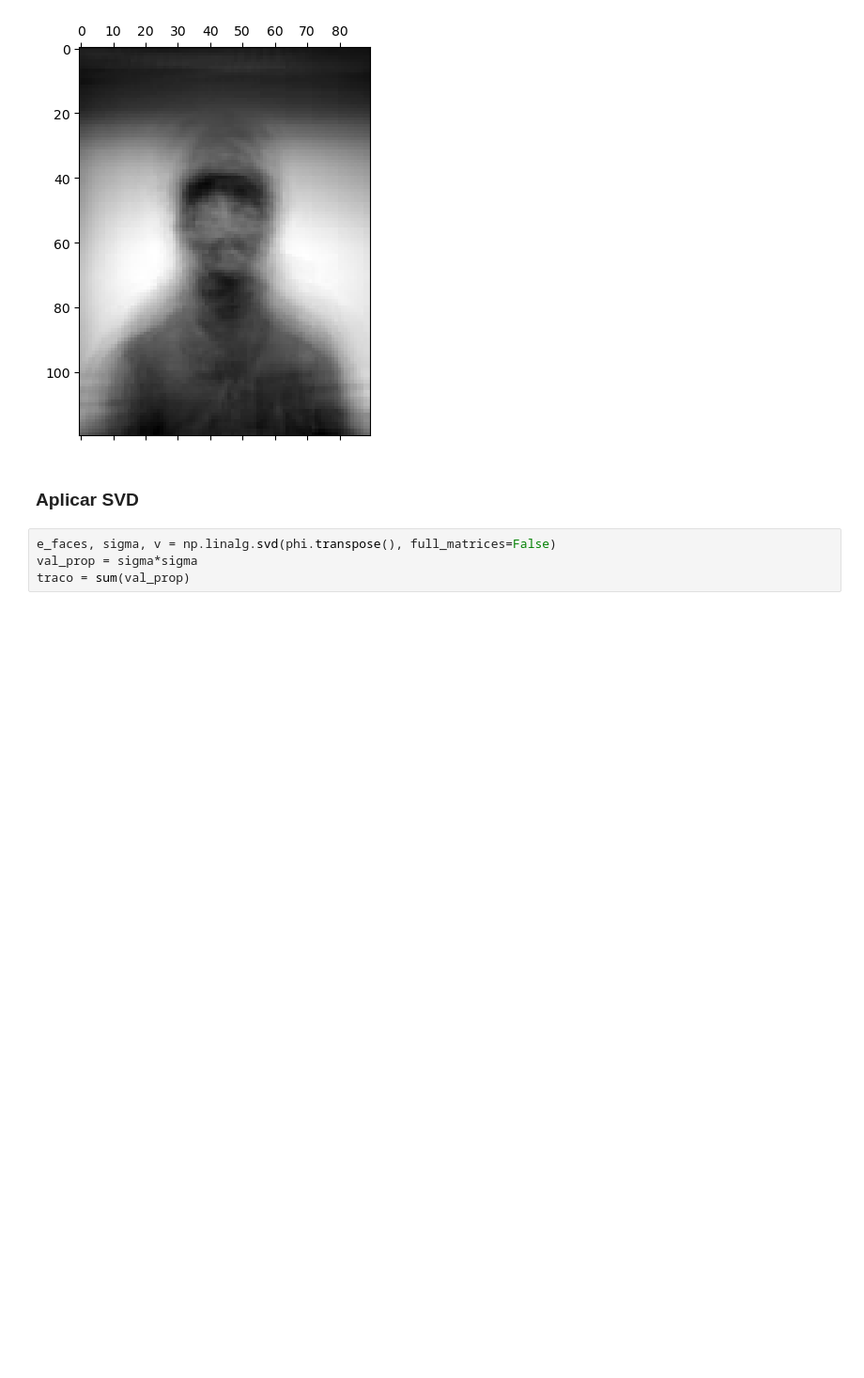
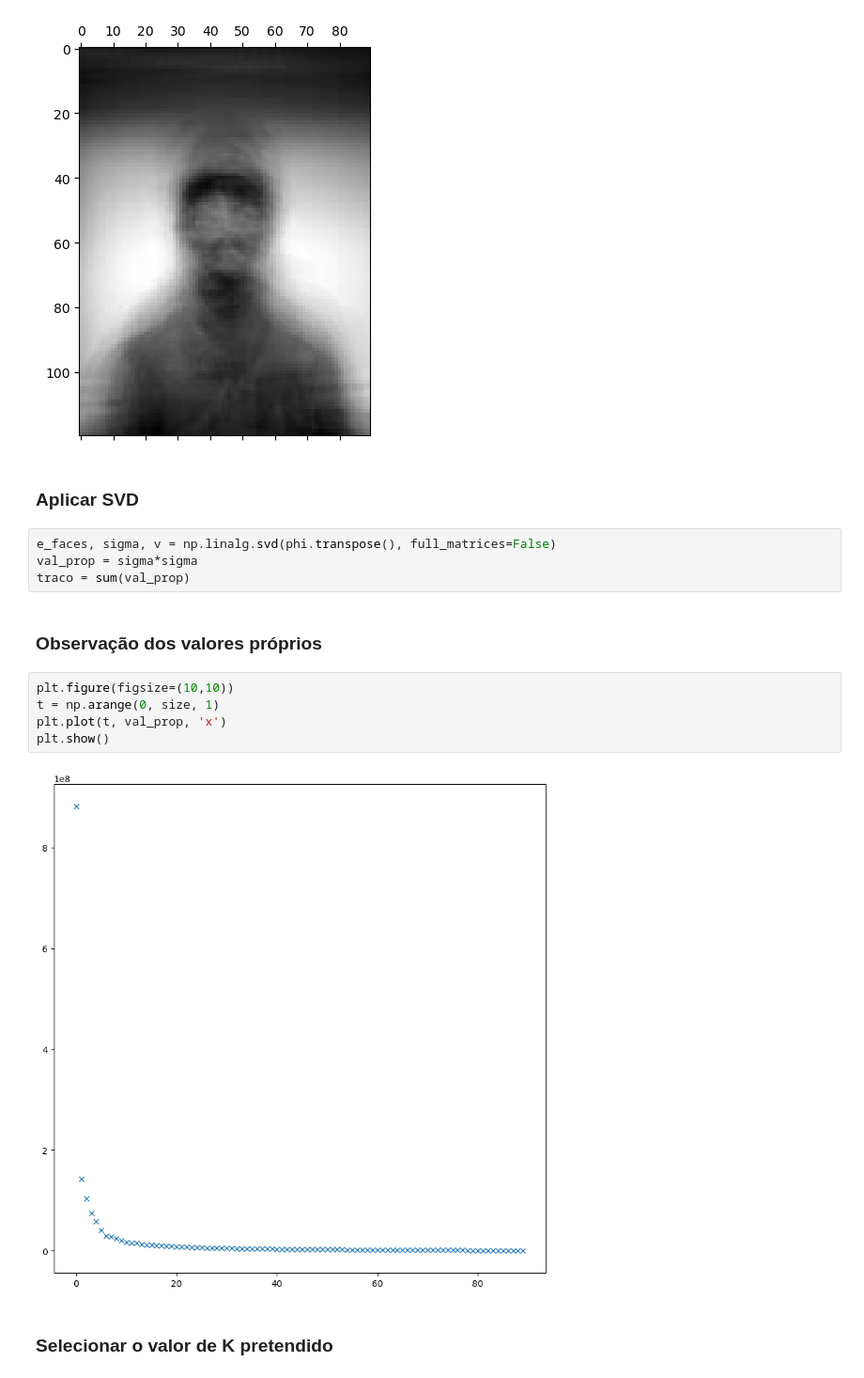
Before and after one commit to SimaoQuintela/MML-Eigenfaces, a Jupyter notebook: Eigenfaces.ipynb, the cells around one changed output. Shown at 94% size. Cells and saved outputs as stored; diff of their text form; blank space fills up the shorter version.

```diff
--- a/Eigenfaces.ipynb
+++ b/Eigenfaces.ipynb
@@ -35,3 +35,14 @@ display(plt.matshow(np.reshape(media, (120, 90)), cmap='gray'))
 e_faces, sigma, v = np.linalg.svd(phi.transpose(), full_matrices=False)
 val_prop = sigma*sigma
 traco = sum(val_prop)
+# %% [markdown]
+### Observação dos valores próprios
+# %%
+plt.figure(figsize=(10,10))
+t = np.arange(0, size, 1)
+plt.plot(t, val_prop, 'x')
+plt.show()
+# %% [output]
+[figure, added]
+# %% [markdown]
+### Selecionar o valor de K pretendido
```
Also changed, not shown: parts of 8 cells of this notebook, 2 other files.
